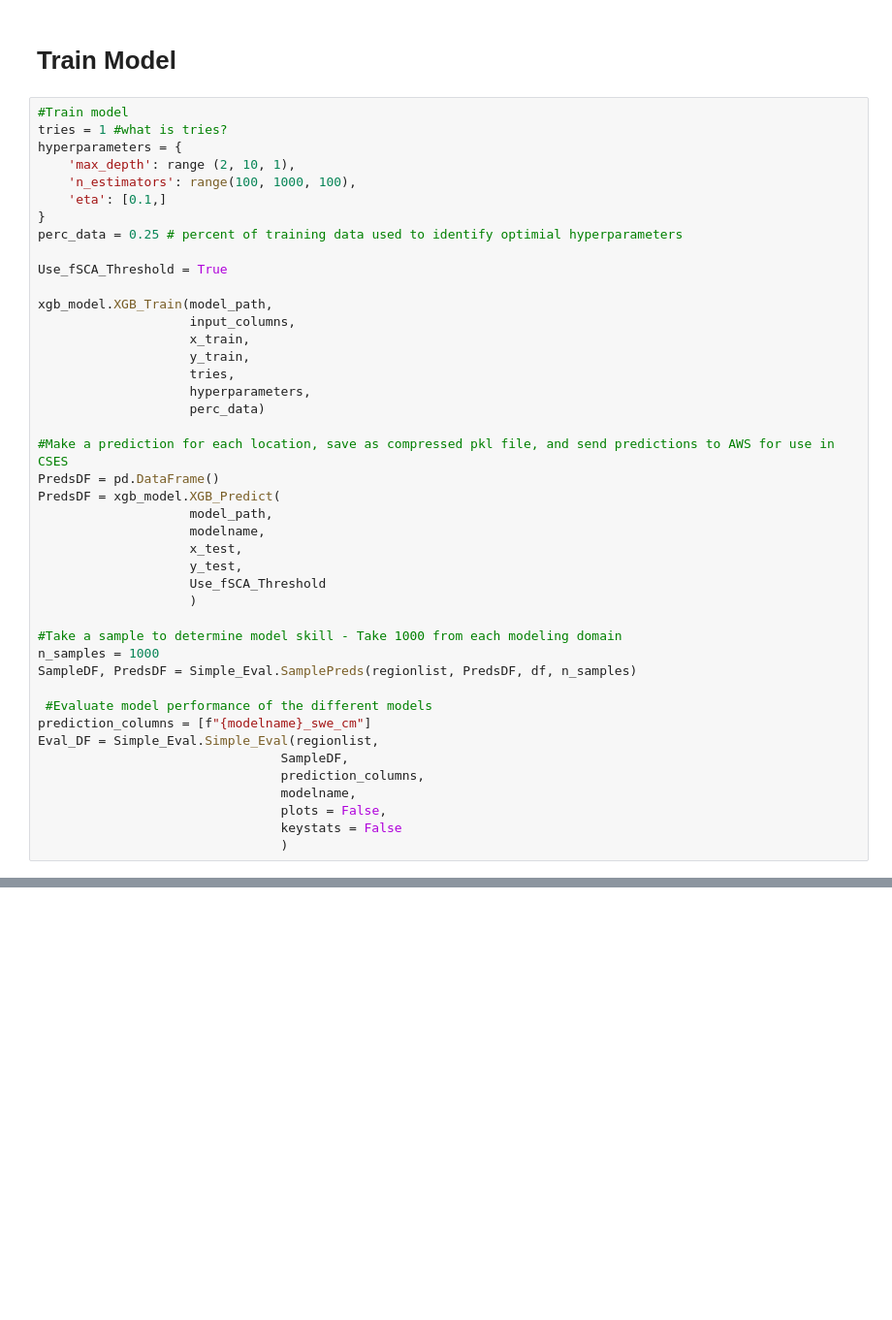
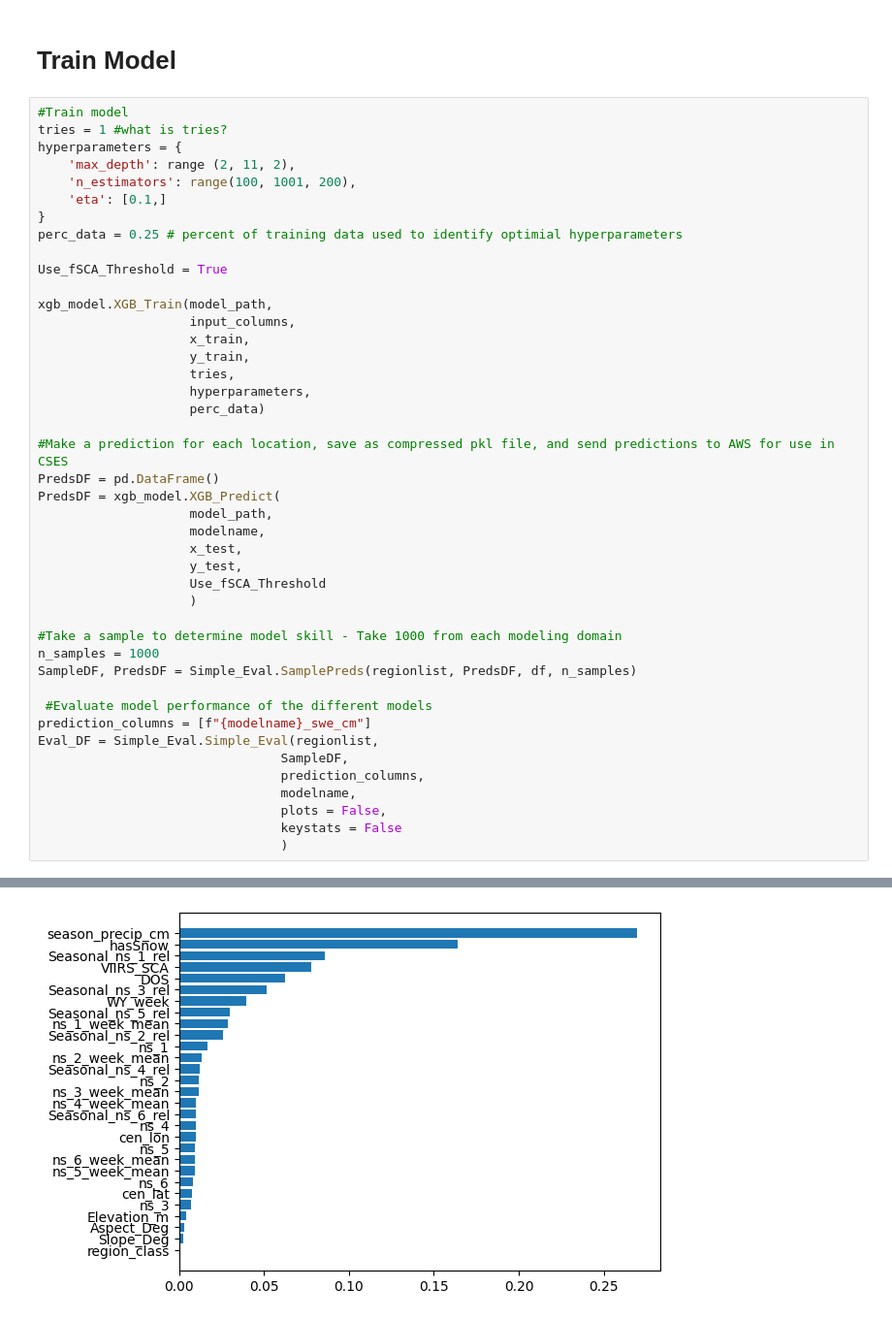
Before and after one commit to whitelightning450/SWEMLv2.0, a Jupyter notebook: Modeling/XGBoost.ipynb, the cells around one changed output, grey strips where cells are left out. Shown at 97% size. Drawn from its saved outputs; the diff is of its cells as text; blank space fills up the shorter version.

```diff
--- a/Modeling/XGBoost.ipynb
+++ b/Modeling/XGBoost.ipynb
@@ -153,8 +151,8 @@ There are 2039955 datapoints for model training/testing.
 #Train model
 tries = 1 #what is tries?
 hyperparameters = {
-    'max_depth': range (2, 10, 1),
-    'n_estimators': range(100, 1000, 100),
+    'max_depth': range (2, 11, 2),
+    'n_estimators': range(100, 1001, 200),
     'eta': [0.1,]
 }
 perc_data = 0.25 # percent of training data used to identify optimial hyperparameters
@@ -198,0 +211 @@ Fitting 3 folds for each of 72 candidates, totalling 216 fits
+[figure, added]
```
Also changed, not shown: parts of 2 cells of this notebook.
